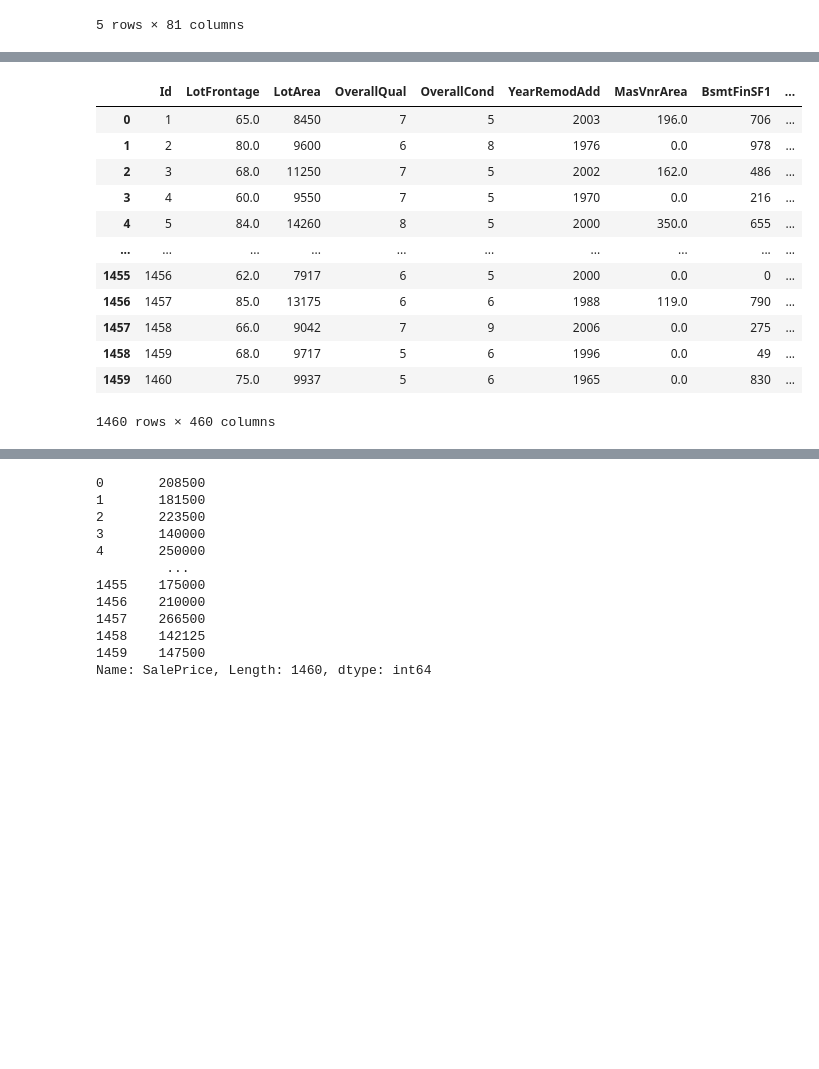
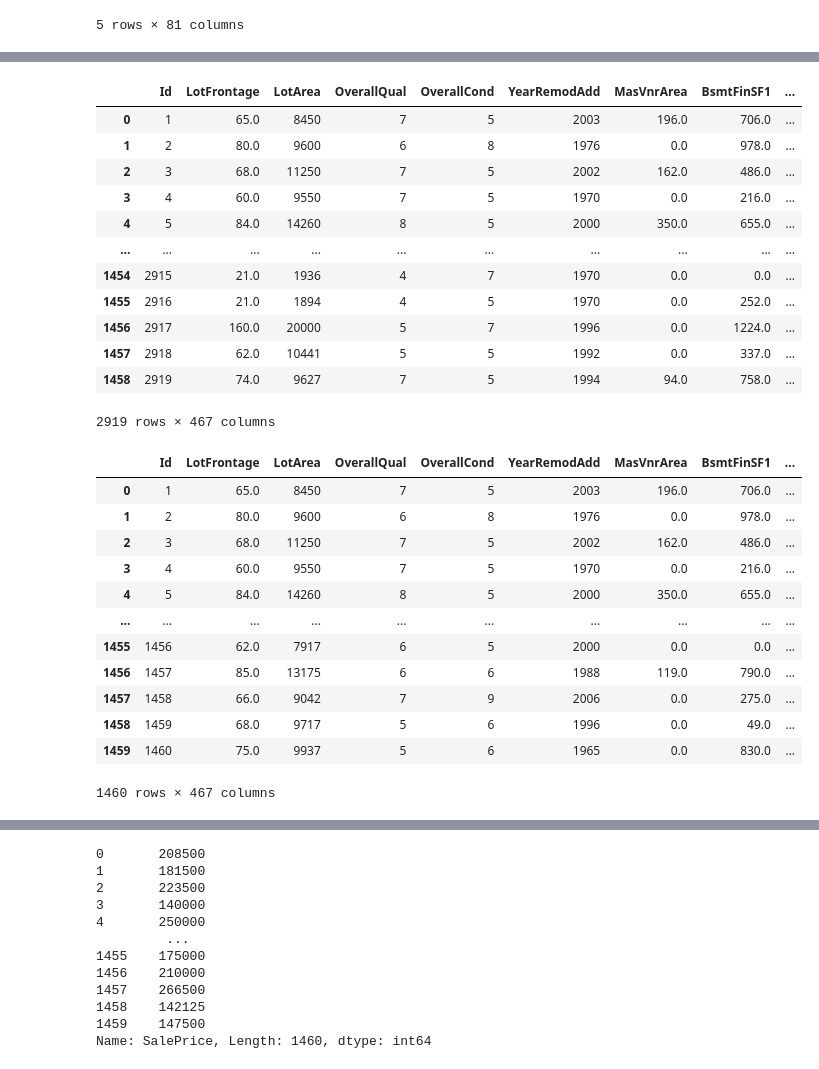
Before and after one commit to htbkoo/0Colaboratory, a Jupyter notebook: Kaggle/housing-prices-competition-for-kaggle-learn-users/try-gpu_housing_prices_competitionfor_kaggle_learn_users.ipynb, the cells around one changed output, grey strips where cells are left out. Cells and saved outputs as stored; diff of their text form; code cells hidden in the pictures; blank space fills up the shorter version.

```diff
--- a/Kaggle/housing-prices-competition-for-kaggle-learn-users/try-gpu_housing_prices_competitionfor_kaggle_learn_users.ipynb
+++ b/Kaggle/housing-prices-competition-for-kaggle-learn-users/try-gpu_housing_prices_competitionfor_kaggle_learn_users.ipynb
@@ -88,23 +112,40 @@ def convert_columns(dataset, columns):
         columns,
         dataset,
     )
+# %%
+combined_encoded_data = convert_columns(pd.concat([train_data, test_data]), CATEGORICAL_COLUMNS)
+combined_encoded_data
+# %% [output]
+|  | Id | LotFrontage | LotArea | OverallQual | OverallCond | YearRemodAdd | MasVnrArea | BsmtFinSF1 | ... |
+| 0 | 1 | 65.0 | 8450 | 7 | 5 | 2003 | 196.0 | 706.0 | ... |
+| 1 | 2 | 80.0 | 9600 | 6 | 8 | 1976 | 0.0 | 978.0 | ... |
+| 2 | 3 | 68.0 | 11250 | 7 | 5 | 2002 | 162.0 | 486.0 | ... |
+| 3 | 4 | 60.0 | 9550 | 7 | 5 | 1970 | 0.0 | 216.0 | ... |
+| 4 | 5 | 84.0 | 14260 | 8 | 5 | 2000 | 350.0 | 655.0 | ... |
+| ... | ... | ... | ... | ... | ... | ... | ... | ... | ... |
+| 1454 | 2915 | 21.0 | 1936 | 4 | 7 | 1970 | 0.0 | 0.0 | ... |
+| 1455 | 2916 | 21.0 | 1894 | 4 | 5 | 1970 | 0.0 | 252.0 | ... |
+| 1456 | 2917 | 160.0 | 20000 | 5 | 7 | 1996 | 0.0 | 1224.0 | ... |
+| 1457 | 2918 | 62.0 | 10441 | 5 | 5 | 1992 | 0.0 | 337.0 | ... |
+| 1458 | 2919 | 74.0 | 9627 | 7 | 5 | 1994 | 94.0 | 758.0 | ... |
+2919 rows × 467 columns
 # %%
-encoded_train_data = convert_columns(train_data, CATEGORICAL_COLUMNS)
+encoded_train_data = combined_encoded_data[:len(train_data)]
 encoded_train_data
 # %% [output]
 |  | Id | LotFrontage | LotArea | OverallQual | OverallCond | YearRemodAdd | MasVnrArea | BsmtFinSF1 | ... |
-| 0 | 1 | 65.0 | 8450 | 7 | 5 | 2003 | 196.0 | 706 | ... |
-| 1 | 2 | 80.0 | 9600 | 6 | 8 | 1976 | 0.0 | 978 | ... |
-| 2 | 3 | 68.0 | 11250 | 7 | 5 | 2002 | 162.0 | 486 | ... |
-| 3 | 4 | 60.0 | 9550 | 7 | 5 | 1970 | 0.0 | 216 | ... |
-| 4 | 5 | 84.0 | 14260 | 8 | 5 | 2000 | 350.0 | 655 | ... |
+| 0 | 1 | 65.0 | 8450 | 7 | 5 | 2003 | 196.0 | 706.0 | ... |
+| 1 | 2 | 80.0 | 9600 | 6 | 8 | 1976 | 0.0 | 978.0 | ... |
+| 2 | 3 | 68.0 | 11250 | 7 | 5 | 2002 | 162.0 | 486.0 | ... |
+| 3 | 4 | 60.0 | 9550 | 7 | 5 | 1970 | 0.0 | 216.0 | ... |
+| 4 | 5 | 84.0 | 14260 | 8 | 5 | 2000 | 350.0 | 655.0 | ... |
 | ... | ... | ... | ... | ... | ... | ... | ... | ... | ... |
-| 1455 | 1456 | 62.0 | 7917 | 6 | 5 | 2000 | 0.0 | 0 | ... |
-| 1456 | 1457 | 85.0 | 13175 | 6 | 6 | 1988 | 119.0 | 790 | ... |
-| 1457 | 1458 | 66.0 | 9042 | 7 | 9 | 2006 | 0.0 | 275 | ... |
-| 1458 | 1459 | 68.0 | 9717 | 5 | 6 | 1996 | 0.0 | 49 | ... |
-| 1459 | 1460 | 75.0 | 9937 | 5 | 6 | 1965 | 0.0 | 830 | ... |
+| 1455 | 1456 | 62.0 | 7917 | 6 | 5 | 2000 | 0.0 | 0.0 | ... |
+| 1456 | 1457 | 85.0 | 13175 | 6 | 6 | 1988 | 119.0 | 790.0 | ... |
+| 1457 | 1458 | 66.0 | 9042 | 7 | 9 | 2006 | 0.0 | 275.0 | ... |
+| 1458 | 1459 | 68.0 | 9717 | 5 | 6 | 1996 | 0.0 | 49.0 | ... |
+| 1459 | 1460 | 75.0 | 9937 | 5 | 6 | 1965 | 0.0 | 830.0 | ... |
-1460 rows × 460 columns
+1460 rows × 467 columns
 # %%
 X = encoded_train_data.drop(['Id'], axis=1).drop(['SalePrice'], axis=1)
 X
```
Also changed, not shown: parts of 11 cells of this notebook.
